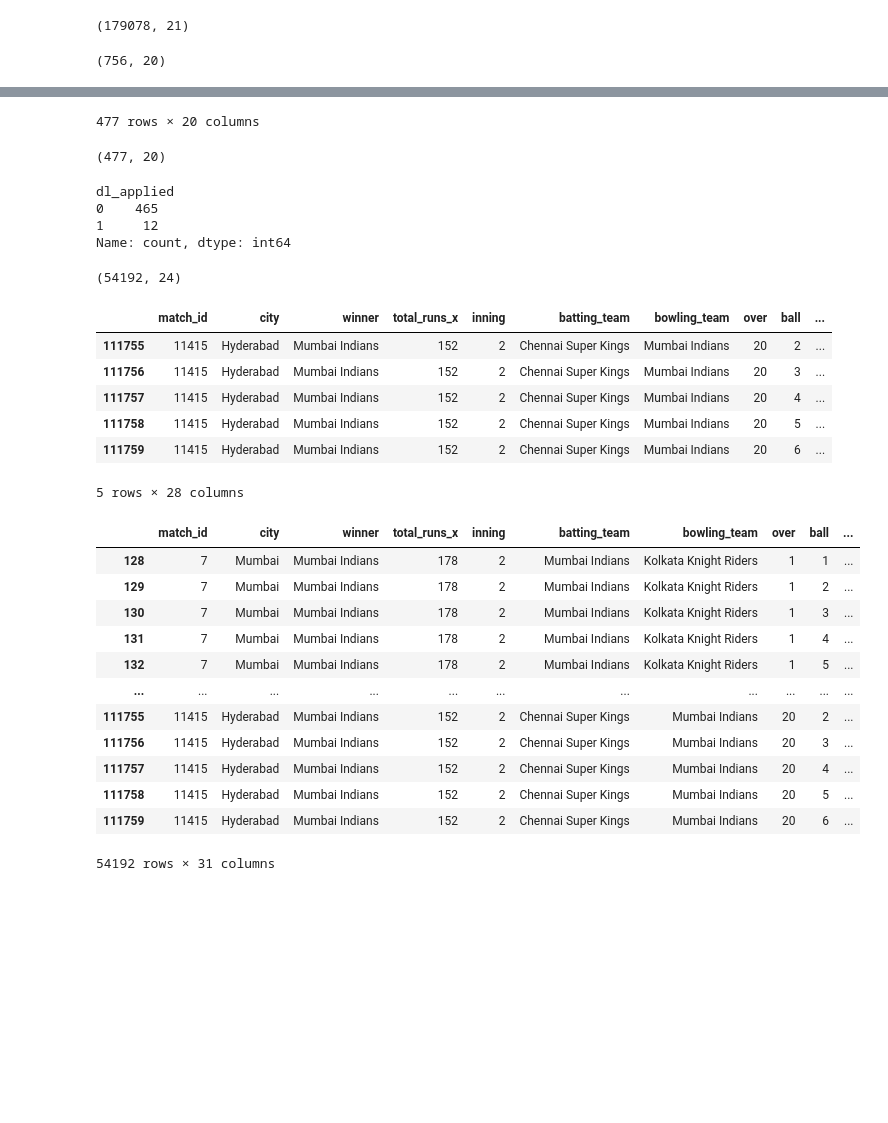
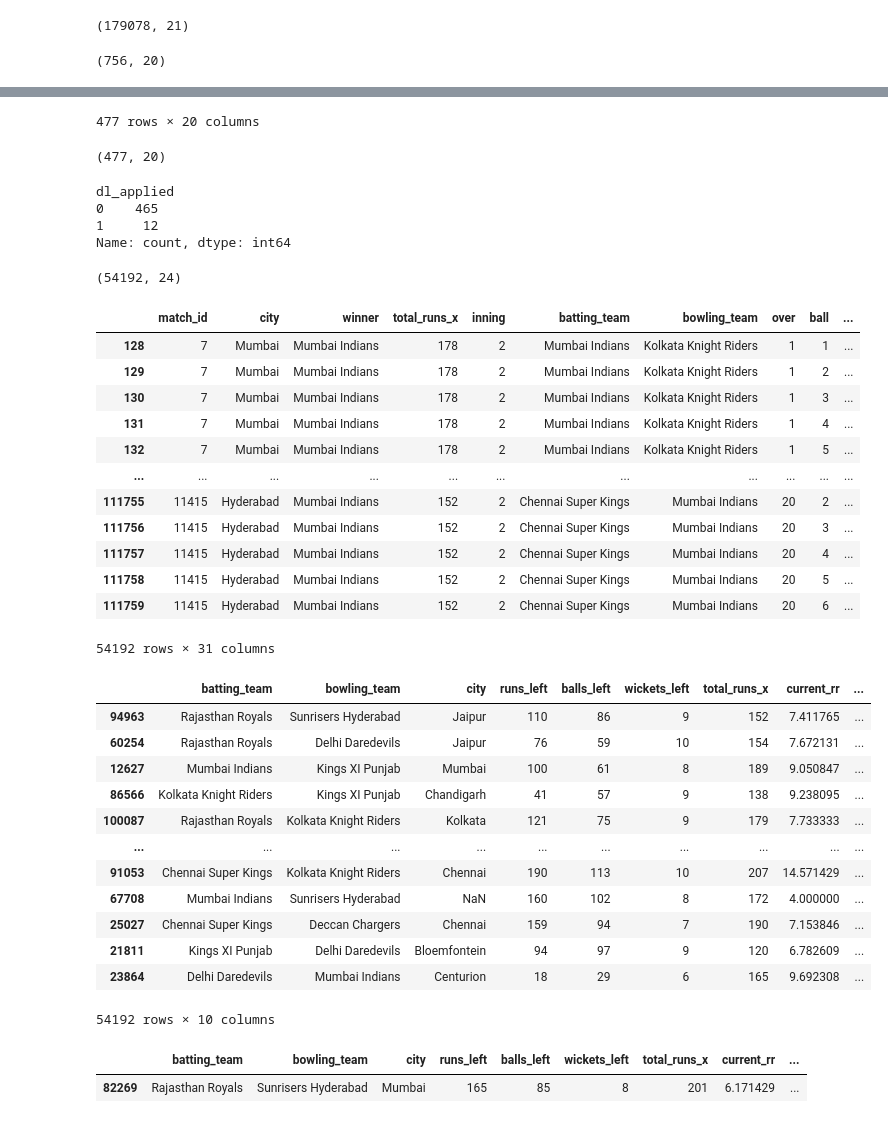
Before and after one commit to vedprakash8721/Cricket-Score-Predictor, a Jupyter notebook: Notebook/01_load_and_clean_data.ipynb, the cells around one changed output, grey strips where cells are left out. Drawn from its saved outputs; the diff is of its cells as text; code cells hidden in the pictures; blank space fills up the shorter version.

Commit message:
Data set is ready , moving towards training the model

```diff
--- a/Notebook/01_load_and_clean_data.ipynb
+++ b/Notebook/01_load_and_clean_data.ipynb
@@ -90,7 +90,6 @@ delivery_df['player_dismissed']=delivery_df['player_dismissed'].apply(lambda x:x
 delivery_df['player_dismissed']=delivery_df['player_dismissed'].astype('int')
 wicket=delivery_df.groupby('match_id')['player_dismissed'].cumsum()
 delivery_df['wickets_left']=10-wicket
-display(delivery_df.tail())
 
 # lets find out current run rate
 delivery_df['current_rr']=(delivery_df['current_score']) / ((120-delivery_df['balls_left'])/6)
@@ -104,44 +103,60 @@ def result(row):
         return 0
 delivery_df['result']=delivery_df.apply(result,axis=1)
 display(delivery_df)
+
+final_df=delivery_df[['batting_team','bowling_team','city','runs_left','balls_left',
+                     'wickets_left','total_runs_x','current_rr','required_rr','result']]
+
+#shuffling the data for best output of model
+final_df=final_df.sample(final_df.shape[0])
+display(final_df)
+display(final_df.sample())
 # %% [output]
 (756, 20)
 |  | id | Season | city | date | team1 | team2 | toss_winner | toss_decision | result | dl_applied | ... |
 | 6 | 7 | IPL-2017 | Mumbai | 09-04-2017 | Kolkata Knight Riders | Mumbai Indians | Mumbai Indians | field | normal | 0 | ... |
 | 9 | 10 | IPL-2017 | Mumbai | 12-04-2017 | Sunrisers Hyderabad | Mumbai Indians | Mumbai Indians | field | normal | 0 | ... |
 | 10 | 11 | IPL-2017 | Kolkata | 13-04-2017 | Kings XI Punjab | Kolkata Knight Riders | Kolkata Knight Riders | field | normal | 0 | ... |
 | 13 | 14 | IPL-2017 | Kolkata | 15-04-2017 | Kolkata Knight Riders | Sunrisers Hyderabad | Sunrisers Hyderabad | field | normal | 0 | ... |
 | 14 | 15 | IPL-2017 | Delhi | 15-04-2017 | Delhi Capitals | Kings XI Punjab | Delhi Daredevils | bat | normal | 0 | ... |
 | ... | ... | ... | ... | ... | ... | ... | ... | ... | ... | ... | ... |
 | 751 | 11347 | IPL-2019 | Mumbai | 05-05-2019 | Kolkata Knight Riders | Mumbai Indians | Mumbai Indians | field | normal | 0 | ... |
 | 752 | 11412 | IPL-2019 | Chennai | 07-05-2019 | Chennai Super Kings | Mumbai Indians | Chennai Super Kings | bat | normal | 0 | ... |
 | 753 | 11413 | IPL-2019 | Visakhapatnam | 08-05-2019 | Sunrisers Hyderabad | Delhi Capitals | Delhi Capitals | field | normal | 0 | ... |
 | 754 | 11414 | IPL-2019 | Visakhapatnam | 10-05-2019 | Delhi Capitals | Chennai Super Kings | Chennai Super Kings | field | normal | 0 | ... |
 | 755 | 11415 | IPL-2019 | Hyderabad | 12-05-2019 | Mumbai Indians | Chennai Super Kings | Mumbai Indians | bat | normal | 0 | ... |
 477 rows × 20 columns
 (477, 20)
 dl_applied
 0    465
 1     12
 Name: count, dtype: int64
 (54192, 24)
 |  | match_id | city | winner | total_runs_x | inning | batting_team | bowling_team | over | ball | ... |
+| 128 | 7 | Mumbai | Mumbai Indians | 178 | 2 | Mumbai Indians | Kolkata Knight Riders | 1 | 1 | ... |
+| 129 | 7 | Mumbai | Mumbai Indians | 178 | 2 | Mumbai Indians | Kolkata Knight Riders | 1 | 2 | ... |
+| 130 | 7 | Mumbai | Mumbai Indians | 178 | 2 | Mumbai Indians | Kolkata Knight Riders | 1 | 3 | ... |
+| 131 | 7 | Mumbai | Mumbai Indians | 178 | 2 | Mumbai Indians | Kolkata Knight Riders | 1 | 4 | ... |
+| 132 | 7 | Mumbai | Mumbai Indians | 178 | 2 | Mumbai Indians | Kolkata Knight Riders | 1 | 5 | ... |
+| ... | ... | ... | ... | ... | ... | ... | ... | ... | ... | ... |
 | 111755 | 11415 | Hyderabad | Mumbai Indians | 152 | 2 | Chennai Super Kings | Mumbai Indians | 20 | 2 | ... |
 | 111756 | 11415 | Hyderabad | Mumbai Indians | 152 | 2 | Chennai Super Kings | Mumbai Indians | 20 | 3 | ... |
 | 111757 | 11415 | Hyderabad | Mumbai Indians | 152 | 2 | Chennai Super Kings | Mumbai Indians | 20 | 4 | ... |
 | 111758 | 11415 | Hyderabad | Mumbai Indians | 152 | 2 | Chennai Super Kings | Mumbai Indians | 20 | 5 | ... |
 | 111759 | 11415 | Hyderabad | Mumbai Indians | 152 | 2 | Chennai Super Kings | Mumbai Indians | 20 | 6 | ... |
-5 rows × 28 columns
+54192 rows × 31 columns
-|  | match_id | city | winner | total_runs_x | inning | batting_team | bowling_team | over | ball | ... |
-| 128 | 7 | Mumbai | Mumbai Indians | 178 | 2 | Mumbai Indians | Kolkata Knight Riders | 1 | 1 | ... |
-| 129 | 7 | Mumbai | Mumbai Indians | 178 | 2 | Mumbai Indians | Kolkata Knight Riders | 1 | 2 | ... |
-| 130 | 7 | Mumbai | Mumbai Indians | 178 | 2 | Mumbai Indians | Kolkata Knight Riders | 1 | 3 | ... |
-| 131 | 7 | Mumbai | Mumbai Indians | 178 | 2 | Mumbai Indians | Kolkata Knight Riders | 1 | 4 | ... |
-| 132 | 7 | Mumbai | Mumbai Indians | 178 | 2 | Mumbai Indians | Kolkata Knight Riders | 1 | 5 | ... |
-| ... | ... | ... | ... | ... | ... | ... | ... | ... | ... | ... |
-| 111755 | 11415 | Hyderabad | Mumbai Indians | 152 | 2 | Chennai Super Kings | Mumbai Indians | 20 | 2 | ... |
-| 111756 | 11415 | Hyderabad | Mumbai Indians | 152 | 2 | Chennai Super Kings | Mumbai Indians | 20 | 3 | ... |
-| 111757 | 11415 | Hyderabad | Mumbai Indians | 152 | 2 | Chennai Super Kings | Mumbai Indians | 20 | 4 | ... |
-| 111758 | 11415 | Hyderabad | Mumbai Indians | 152 | 2 | Chennai Super Kings | Mumbai Indians | 20 | 5 | ... |
-| 111759 | 11415 | Hyderabad | Mumbai Indians | 152 | 2 | Chennai Super Kings | Mumbai Indians | 20 | 6 | ... |
+|  | batting_team | bowling_team | city | runs_left | balls_left | wickets_left | total_runs_x | current_rr | ... |
+| 94963 | Rajasthan Royals | Sunrisers Hyderabad | Jaipur | 110 | 86 | 9 | 152 | 7.411765 | ... |
+| 60254 | Rajasthan Royals | Delhi Daredevils | Jaipur | 76 | 59 | 10 | 154 | 7.672131 | ... |
+| 12627 | Mumbai Indians | Kings XI Punjab | Mumbai | 100 | 61 | 8 | 189 | 9.050847 | ... |
+| 86566 | Kolkata Knight Riders | Kings XI Punjab | Chandigarh | 41 | 57 | 9 | 138 | 9.238095 | ... |
+| 100087 | Rajasthan Royals | Kolkata Knight Riders | Kolkata | 121 | 75 | 9 | 179 | 7.733333 | ... |
+| ... | ... | ... | ... | ... | ... | ... | ... | ... | ... |
+| 91053 | Chennai Super Kings | Kolkata Knight Riders | Chennai | 190 | 113 | 10 | 207 | 14.571429 | ... |
+| 67708 | Mumbai Indians | Sunrisers Hyderabad | NaN | 160 | 102 | 8 | 172 | 4.000000 | ... |
+| 25027 | Chennai Super Kings | Deccan Chargers | Chennai | 159 | 94 | 7 | 190 | 7.153846 | ... |
+| 21811 | Kings XI Punjab | Delhi Daredevils | Bloemfontein | 94 | 97 | 9 | 120 | 6.782609 | ... |
+| 23864 | Delhi Daredevils | Mumbai Indians | Centurion | 18 | 29 | 6 | 165 | 9.692308 | ... |
-54192 rows × 31 columns
+54192 rows × 10 columns
+|  | batting_team | bowling_team | city | runs_left | balls_left | wickets_left | total_runs_x | current_rr | ... |
+| 82269 | Rajasthan Royals | Sunrisers Hyderabad | Mumbai | 165 | 85 | 8 | 201 | 6.171429 | ... |
```
